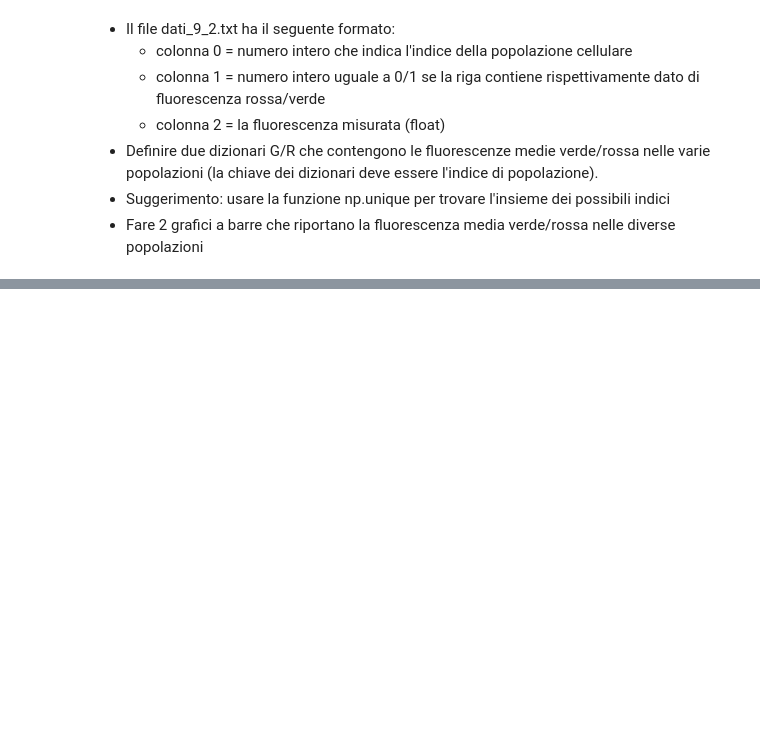
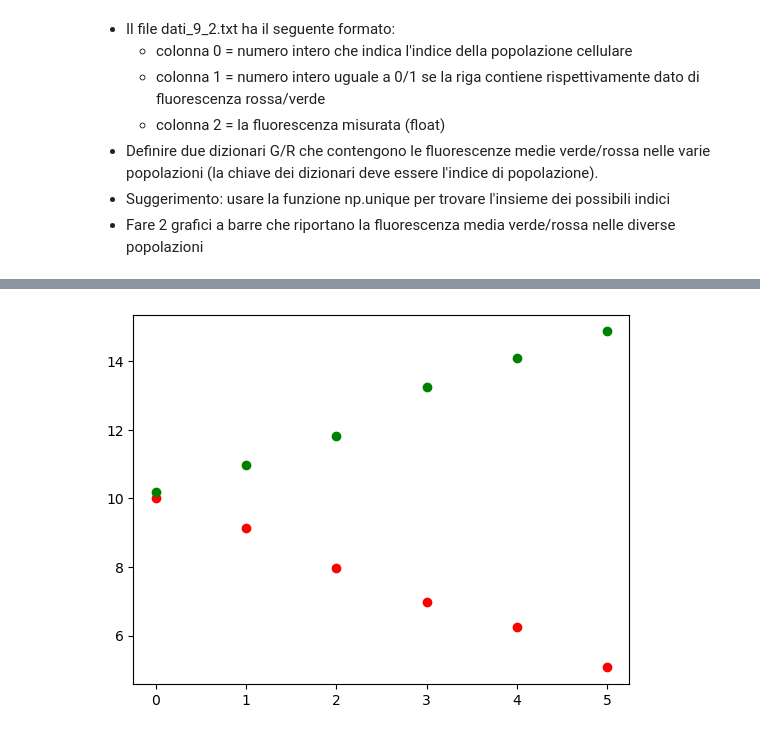
Before and after one commit to Gxs21/informatica_furini, a Jupyter notebook: esercizi_7_9/esercizio_9.ipynb, the cells around one changed output, grey strips where cells are left out. Cells and saved outputs as stored; diff of their text form; code cells hidden in the pictures; blank space fills up the shorter version.

```diff
--- a/esercizi_7_9/esercizio_9.ipynb
+++ b/esercizi_7_9/esercizio_9.ipynb
@@ -21,3 +53,5 @@ A = np.load('dati_9_1.npy')
 * Definire due dizionari G/R che contengono le fluorescenze medie verde/rossa nelle varie popolazioni (la chiave dei dizionari deve essere l'indice di popolazione).
 * Suggerimento: usare la funzione np.unique per trovare l'insieme dei possibili indici
 * Fare 2 grafici a barre che riportano la fluorescenza media verde/rossa nelle diverse popolazioni
+# %%
+x=np.genfromtxt('dati_9_2.txt')
@@ -23,0 +68,21 @@ A = np.load('dati_9_1.npy')
+# %%
+indici_pop=np.unique(x[:,0])
+G={}
+R={}
+for indice in indici_pop:
+    G[indice]=[]
+    R[indice]=[]
+for i in range (x.shape[0]):
+    indice=x[i,0]
+    if x[i,1]==0:
+        G[indice].append(x[i,2])
+    else:
+        R[indice].append(x[i,2])
+# %%
+f=plt.figure()
+ax=f.add_subplot(1,1,1)
+for indice in indici_pop:
+    ax.plot(indice, np.mean(R[indice]), 'or')
+    ax.plot(indice, np.mean(G[indice]), 'og')
+# %% [output]
+[figure, added]
```
Also changed, not shown: parts of 7 cells of this notebook.
